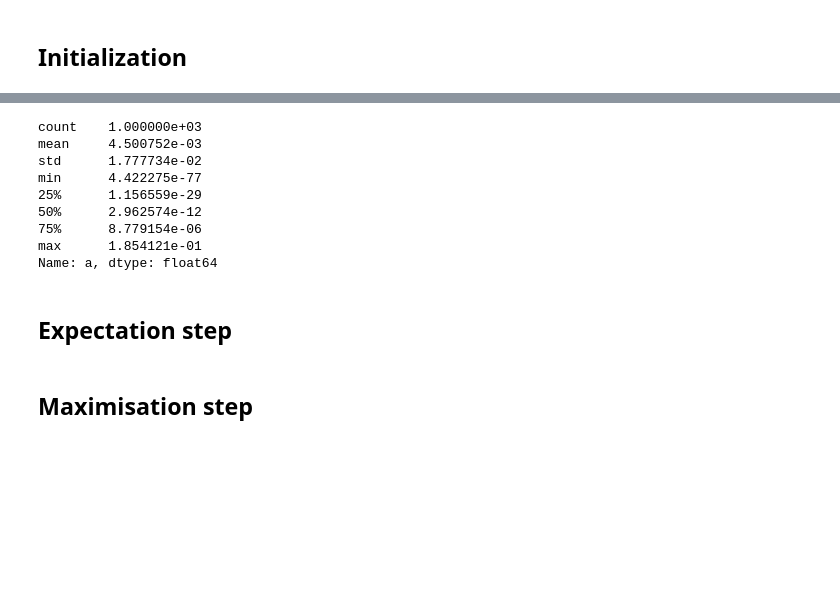
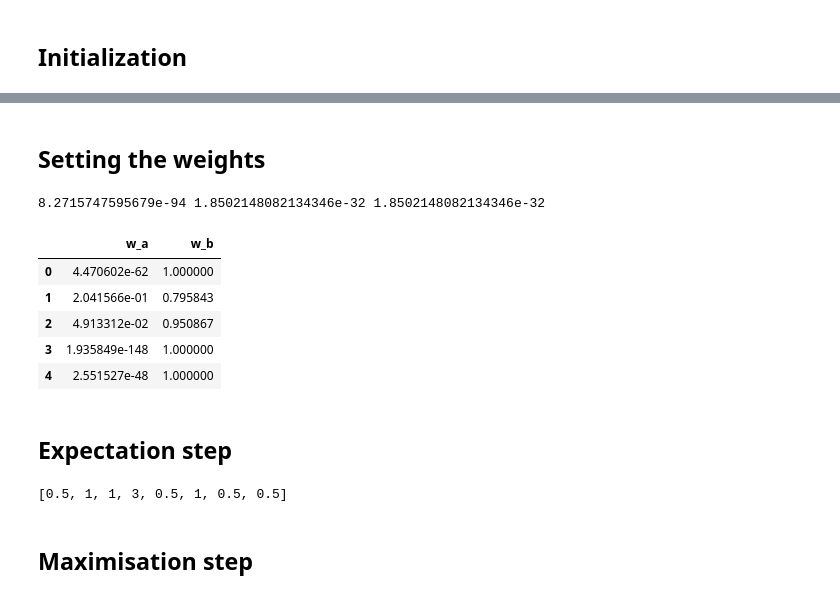
Before and after one commit to LiviReka/Statistics-EM-GMR, a Jupyter notebook: buelent_em.ipynb, the cells around one changed output, grey strips where cells are left out. Cells and saved outputs as stored; diff of their text form; code cells hidden in the pictures; blank space fills up the shorter version.

```diff
--- a/buelent_em.ipynb
+++ b/buelent_em.ipynb
@@ -74,10 +73,10 @@ import scipy.stats
 variance_a = random.randint(1, 3) #needs to be >= 0
 variance_b = random.randint(1, 3) #needs to be >= 0
 
-beta_a0 = beta_b0 = 0
+beta_a0 = beta_b0 = 0.5
 beta_a1 = beta_b1 = 1
-prob_a = 0.5
-prob_b = 0.5
+prob_a = 0.50
+prob_b = 0.50
 
 parameter_list = [beta_a0,beta_a1,variance_a,variance_b,beta_b0,beta_b1,prob_a,prob_b]
 parameter_list
@@ -105,13 +85,22 @@ w_b =  prob_b * scipy.stats.norm(df.y - beta_b0 - beta_b1*df.x, variance_b).cdf(
+# %% [markdown]
+## Setting the weights
+# %%
+w_a_numerator  = prob_a * (1/np.sqrt(2*np.pi*variance_a)) * np.exp((-(1/(2*variance_a)) * (df.y - beta_a0 - beta_a1*df.x)**2))
+w_b_numerator = prob_b * (1/np.sqrt(2*np.pi*variance_b)) * np.exp((-(1/(2*variance_b)) * (df.y - beta_b0 - beta_b1*df.x)**2))
+
+w_sum = w_a_numerator + w_b_numerator
+print(w_a_numerator[0], w_b_numerator[0],w_sum[0])
+w_a = w_a_numerator/w_sum
+w_b = w_b_numerator/w_sum
+# %% [output]
+8.2715747595679e-94 1.8502148082134346e-32 1.8502148082134346e-32
 # %%
-w  = pd.DataFrame(data = {'a': w_a, 'b':w_b})
-w['a'].describe()
+w_data = pd.DataFrame(data = {'w_a':w_a,'w_b':w_b})
+w_data.head()
 # %% [output]
-count    1.000000e+03
-mean     4.500752e-03
-std      1.777734e-02
-min      4.422275e-77
-25%      1.156559e-29
-50%      2.962574e-12
-75%      8.779154e-06
-max      1.854121e-01
-Name: a, dtype: float64
+|  | w_a | w_b |
+| 0 | 4.470602e-62 | 1.000000 |
+| 1 | 2.041566e-01 | 0.795843 |
+| 2 | 4.913312e-02 | 0.950867 |
+| 3 | 1.935849e-148 | 1.000000 |
+| 4 | 2.551527e-48 | 1.000000 |
@@ -121,5 +107,10 @@ Name: a, dtype: float64
 # %% [markdown]
 ## Expectation step
+# %%
+#parameter_list = [beta_a0,beta_a1,variance_a,variance_b,beta_b0,beta_b1,prob_a,prob_b]
+parameter_list
+# %% [output]
+[0.5, 1, 1, 3, 0.5, 1, 0.5, 0.5]
 # %%
 ##Expectation step
 def Estep(parameter_list):
```
Also changed, not shown: parts of 21 cells of this notebook.
